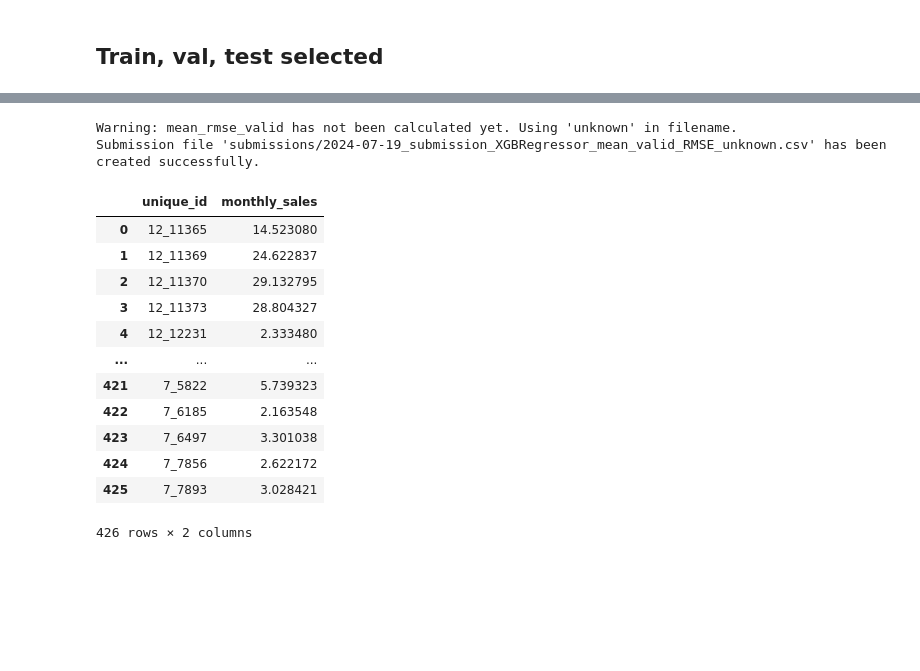
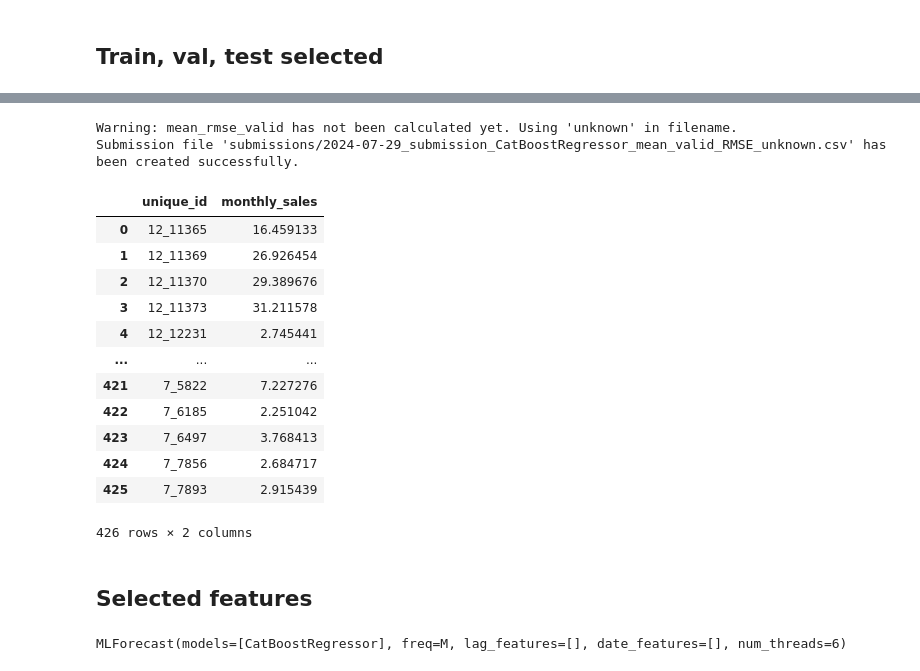
Before and after one commit to ezemriv/MLForecast-Enhanced-TimeSeries, a Jupyter notebook: 02_RFE.ipynb, the cells around one changed output, grey strips where cells are left out. Saved outputs shown, nothing was run; the diff lists cells and outputs as text; code cells hidden in the pictures; blank space fills up the shorter version.

```diff
--- a/02_RFE.ipynb
+++ b/02_RFE.ipynb
@@ -177,6 +339,6 @@ fcst = MLForecast(
     num_threads=6
 )
 # %%
-fcst.fit(train_selected, fitted=True, id_col='unique_id', time_col='ds',
+fcst.fit(train_selected_cb, fitted=True, id_col='unique_id', time_col='ds',
          target_col='y', static_features=[])
 # %% [output]
@@ -203,0 +416,24 @@ CatBoostRegressor    2.071920  0.932693    2.754309  0.860636
+# %%
+tunned_cb = CatBoostRegressor(
+    learning_rate=0.05741313522223921,
+    depth=4,
+    subsample=0.5577548388323634,
+    colsample_bylevel=0.48786236781327075,
+    min_data_in_leaf=80,
+    iterations=1000,
+    silent=True,
+    random_state=23
+)
+# %%
+fcst = MLForecast(
+    models=tunned_cb,
+    freq='M',
+    target_transforms=[GlobalSklearnTransformer(sk_log1p), Differences([1])],
+    num_threads=6
+)
+
+fcst.fit(train_selected_cb, fitted=True, id_col='unique_id', time_col='ds',
+         target_col='y', static_features=[])
+
+evaluator = MLForecast_Evaluator(fcst, valid_selected_cb, future_df_cb, h=1)
+evaluator.calculate_metrics()
@@ -206,6 +455,6 @@ CatBoostRegressor    2.071920  0.932693    2.754309  0.860636
 # %%
-full_train = pd.concat([train_selected, valid_selected])
-future_df2 = test_selected.drop('y', axis=1)
+full_train = pd.concat([train, valid])
+future_df_full = test.drop('y', axis=1)
 # %%
 fcst.fit(full_train, fitted=True, id_col='unique_id', time_col='ds',
          target_col='y', static_features=[])
@@ -214,24 +463,25 @@ MLForecast(models=[XGBRegressor, CatBoostRegressor], freq=M, lag_features=[], da
 # %%
-# Predict h=2 and save second prediction as submission
-evaluator_test = MLForecast_Evaluator(fcst, valid, future_df2, h=1)
-#evaluator.calculate_metrics()
+# Predict save second prediction as submission
+evaluator_test = MLForecast_Evaluator(fcst, valid, future_df_full, h=1) #Valid df here is not being used
 
 #for model in evaluator.model_columns:
-model = 'XGBRegressor'
+model = 'CatBoostRegressor'
 evaluator_test.predict_save_submission(model, test_index=test_index)
 # %% [output]
 Warning: mean_rmse_valid has not been calculated yet. Using 'unknown' in filename.
-Submission file 'submissions/2024-07-19_submission_XGBRegressor_mean_valid_RMSE_unknown.csv' has been created successfully.
+Submission file 'submissions/2024-07-29_submission_CatBoostRegressor_mean_valid_RMSE_unknown.csv' has been created successfully.
 |  | unique_id | monthly_sales |
-| 0 | 12_11365 | 14.523080 |
-| 1 | 12_11369 | 24.622837 |
-| 2 | 12_11370 | 29.132795 |
-| 3 | 12_11373 | 28.804327 |
-| 4 | 12_12231 | 2.333480 |
+| 0 | 12_11365 | 16.459133 |
+| 1 | 12_11369 | 26.926454 |
+| 2 | 12_11370 | 29.389676 |
+| 3 | 12_11373 | 31.211578 |
+| 4 | 12_12231 | 2.745441 |
 | ... | ... | ... |
-| 421 | 7_5822 | 5.739323 |
-| 422 | 7_6185 | 2.163548 |
-| 423 | 7_6497 | 3.301038 |
-| 424 | 7_7856 | 2.622172 |
-| 425 | 7_7893 | 3.028421 |
+| 421 | 7_5822 | 7.227276 |
+| 422 | 7_6185 | 2.251042 |
+| 423 | 7_6497 | 3.768413 |
+| 424 | 7_7856 | 2.684717 |
+| 425 | 7_7893 | 2.915439 |
 426 rows × 2 columns
+# %% [markdown]
+## Selected features
@@ -237,0 +491,5 @@ Submission file 'submissions/2024-07-19_submission_XGBRegressor_mean_valid_RMSE_
+# %%
+fcst.fit(full_train, fitted=True, id_col='unique_id', time_col='ds',
+         target_col='y', static_features=[])
+# %% [output]
+MLForecast(models=[CatBoostRegressor], freq=M, lag_features=[], date_features=[], num_threads=6)
```
Also changed, not shown: parts of 49 cells of this notebook, 3 other files.
